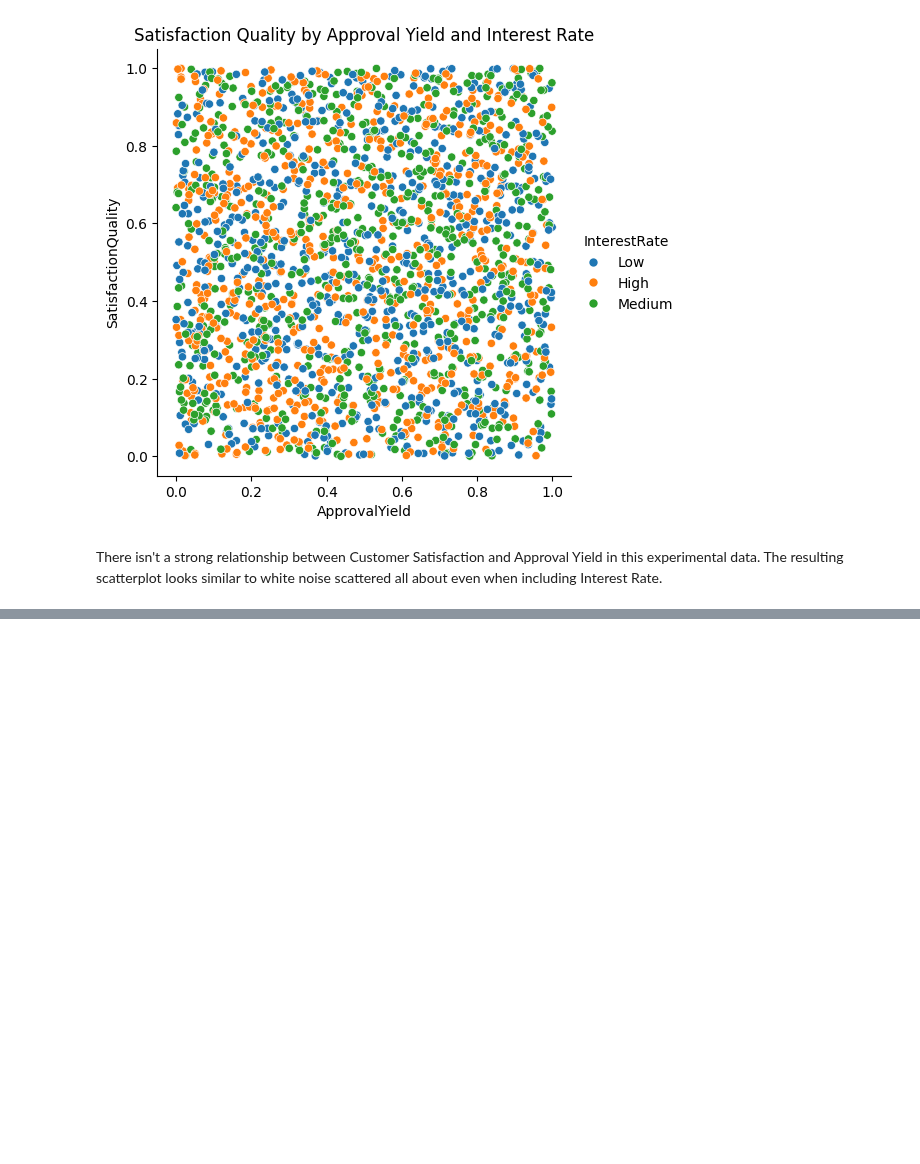
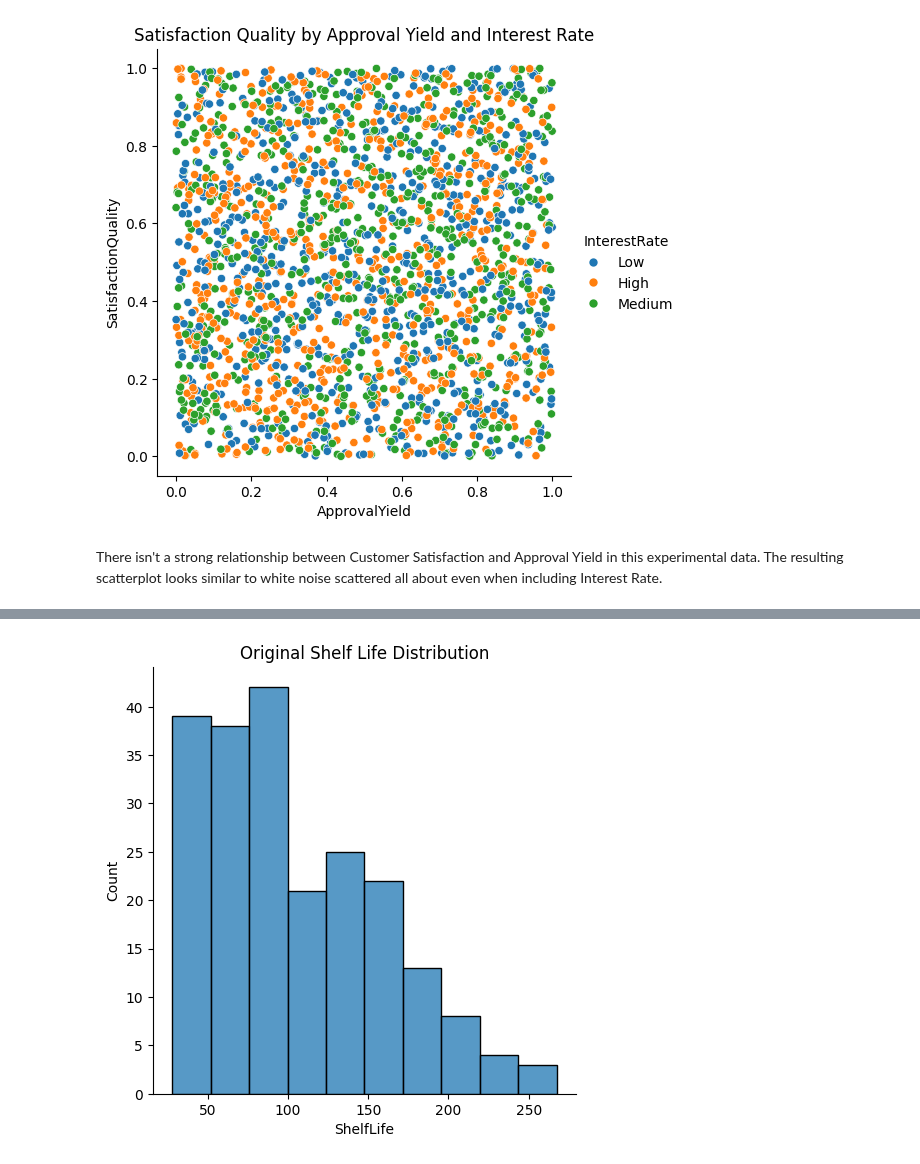
Before and after one commit to MichaelSzczepaniak/DataCamp, a Jupyter notebook: Tracks/Associate Data Scientist/30 Experimental Design in Python/ExperimentalDesignPython.ipynb, the cells around one changed output, grey strips where cells are left out. Cells and saved outputs as stored; diff of their text form; code cells hidden in the pictures; blank space fills up the shorter version.

```diff
--- a/Tracks/Associate Data Scientist/30 Experimental Design in Python/ExperimentalDesignPython.ipynb
+++ b/Tracks/Associate Data Scientist/30 Experimental Design in Python/ExperimentalDesignPython.ipynb
@@ -902,0 +933,7 @@ There isn't a strong relationship between Customer Satisfaction and Approval Yie
+# %%
+# visualize original ShelfLife distribution
+sns.displot(food_preservation['ShelfLife'])
+plt.title('Original Shelf Life Distribution')
+plt.show()
+# %% [output]
+[figure, added]
```
Also changed, not shown: parts of 14 cells of this notebook.
